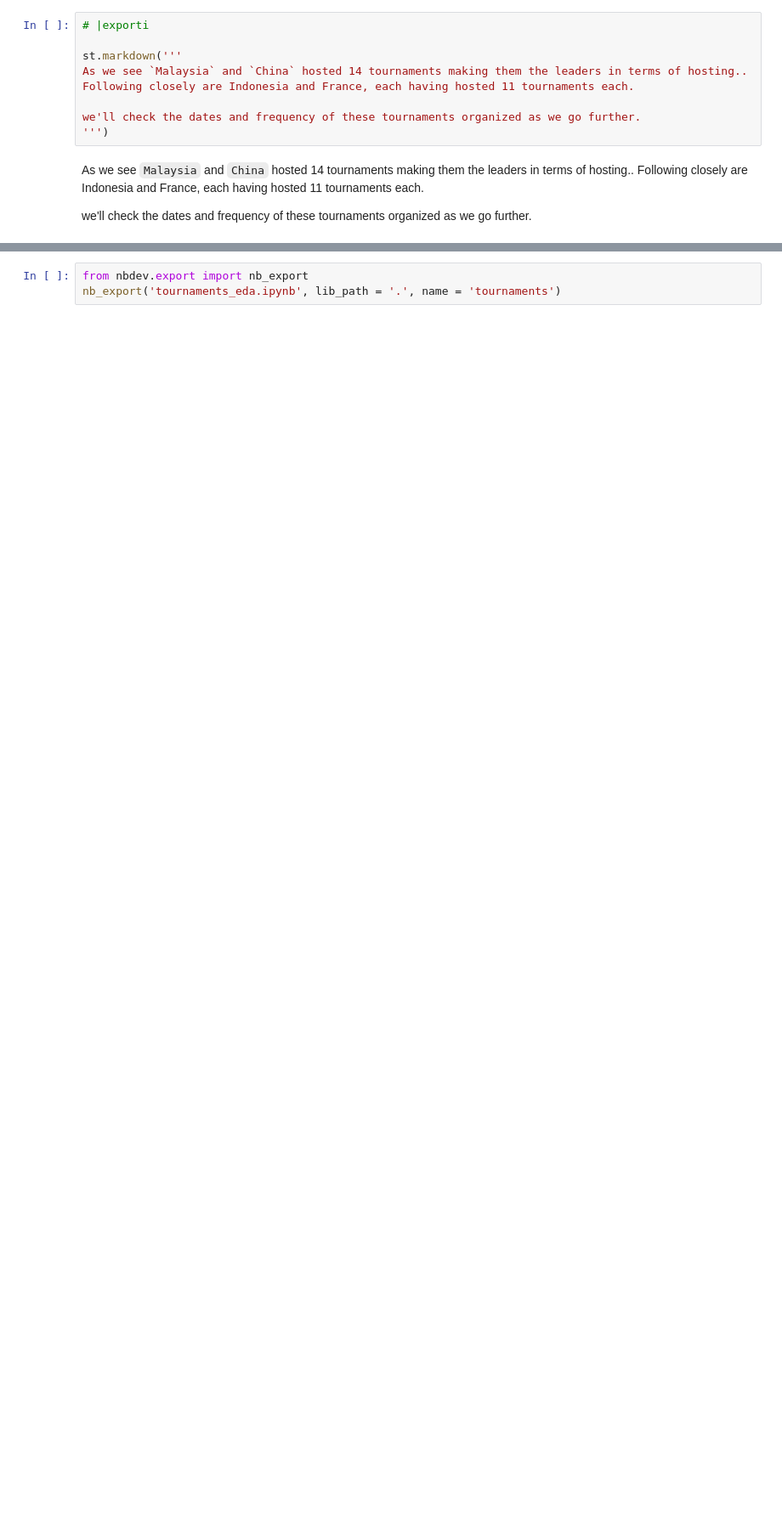
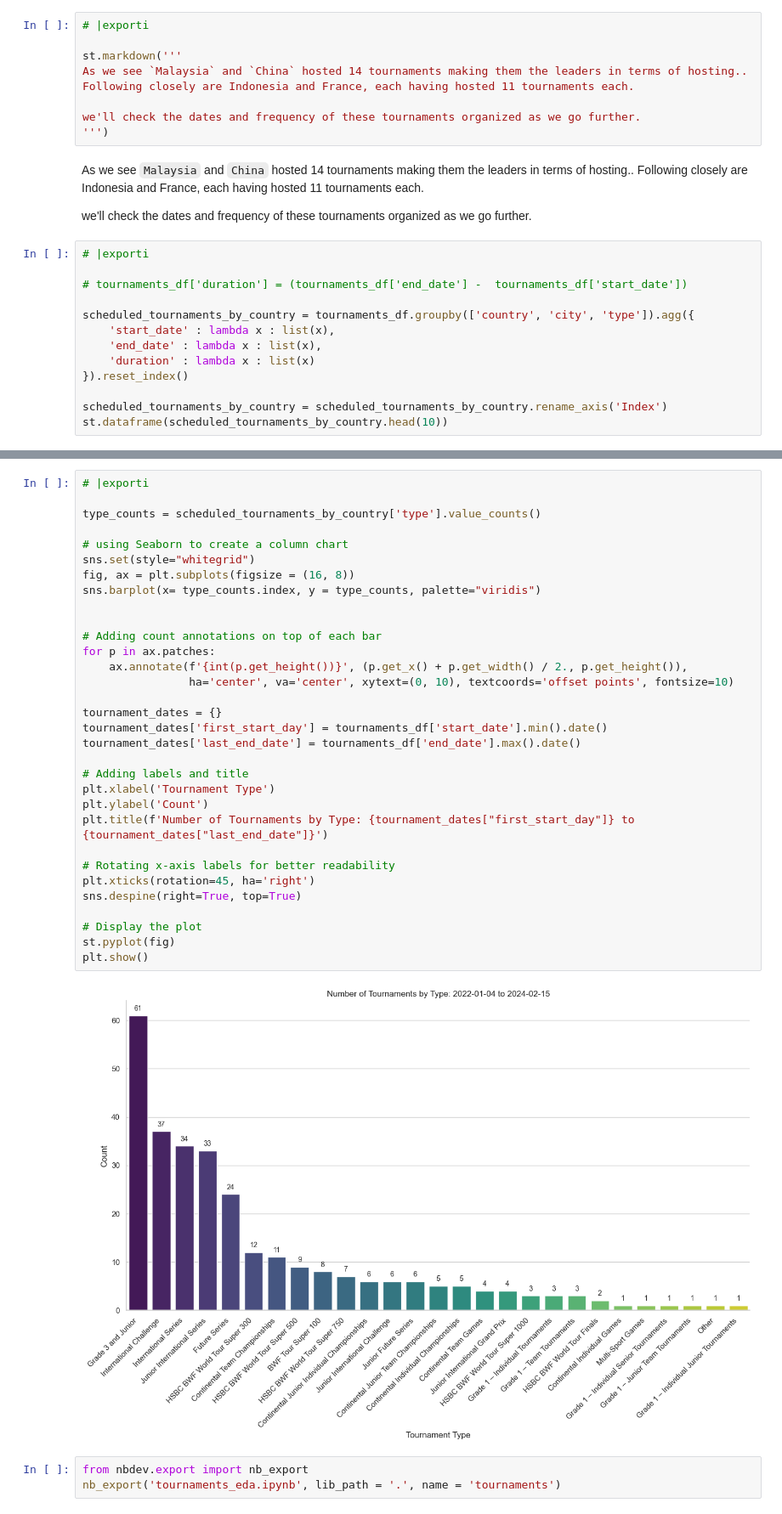
Before and after one commit to harish8/bwf-tournaments-and-rankings, a Jupyter notebook: tournaments_eda.ipynb, the cells around one changed output, grey strips where cells are left out. Shown at 85% size. Drawn from its saved outputs; the diff is of its cells as text; blank space fills up the shorter version.

Commit message:
created a new dataframe grouping country, city and type and barplot for Tournament types

```diff
--- a/tournaments_eda.ipynb
+++ b/tournaments_eda.ipynb
@@ -310,3 +320,16 @@ As we see `Malaysia` and `China` hosted 14 tournaments making them the leaders i
 Following closely are Indonesia and France, each having hosted 11 tournaments each.
 
 we'll check the dates and frequency of these tournaments organized as we go further.
+# %%
+# |exporti
+
+# tournaments_df['duration'] = (tournaments_df['end_date'] -  tournaments_df['start_date'])
+
+scheduled_tournaments_by_country = tournaments_df.groupby(['country', 'city', 'type']).agg({
+    'start_date' : lambda x : list(x),
+    'end_date' : lambda x : list(x),
+    'duration' : lambda x : list(x)
+}).reset_index()
+
+scheduled_tournaments_by_country = scheduled_tournaments_by_country.rename_axis('Index')
+st.dataframe(scheduled_tournaments_by_country.head(10))
@@ -313,3 +358,37 @@ we'll check the dates and frequency of these tournaments organized as we go furt
+# %%
+# |exporti
+
+type_counts = scheduled_tournaments_by_country['type'].value_counts()
+
+# using Seaborn to create a column chart
+sns.set(style="whitegrid")
+fig, ax = plt.subplots(figsize = (16, 8))
+sns.barplot(x= type_counts.index, y = type_counts, palette="viridis")
+
+
+# Adding count annotations on top of each bar
+for p in ax.patches:
+    ax.annotate(f'{int(p.get_height())}', (p.get_x() + p.get_width() / 2., p.get_height()),
+                ha='center', va='center', xytext=(0, 10), textcoords='offset points', fontsize=10)
+
+tournament_dates = {}
+tournament_dates['first_start_day'] = tournaments_df['start_date'].min().date()
+tournament_dates['last_end_date'] = tournaments_df['end_date'].max().date()
+
+# Adding labels and title
+plt.xlabel('Tournament Type')
+plt.ylabel('Count')
+plt.title(f'Number of Tournaments by Type: {tournament_dates["first_start_day"]} to {tournament_dates["last_end_date"]}')
+
+# Rotating x-axis labels for better readability
+plt.xticks(rotation=45, ha='right')
+sns.despine(right=True, top=True)
+
+# Display the plot
+st.pyplot(fig)
+plt.show()
+# %% [output]
+[figure, added]
 # %%
 from nbdev.export import nb_export
 nb_export('tournaments_eda.ipynb', lib_path = '.', name = 'tournaments')
```
Also changed, not shown: parts of 8 cells of this notebook, 1 other file.
